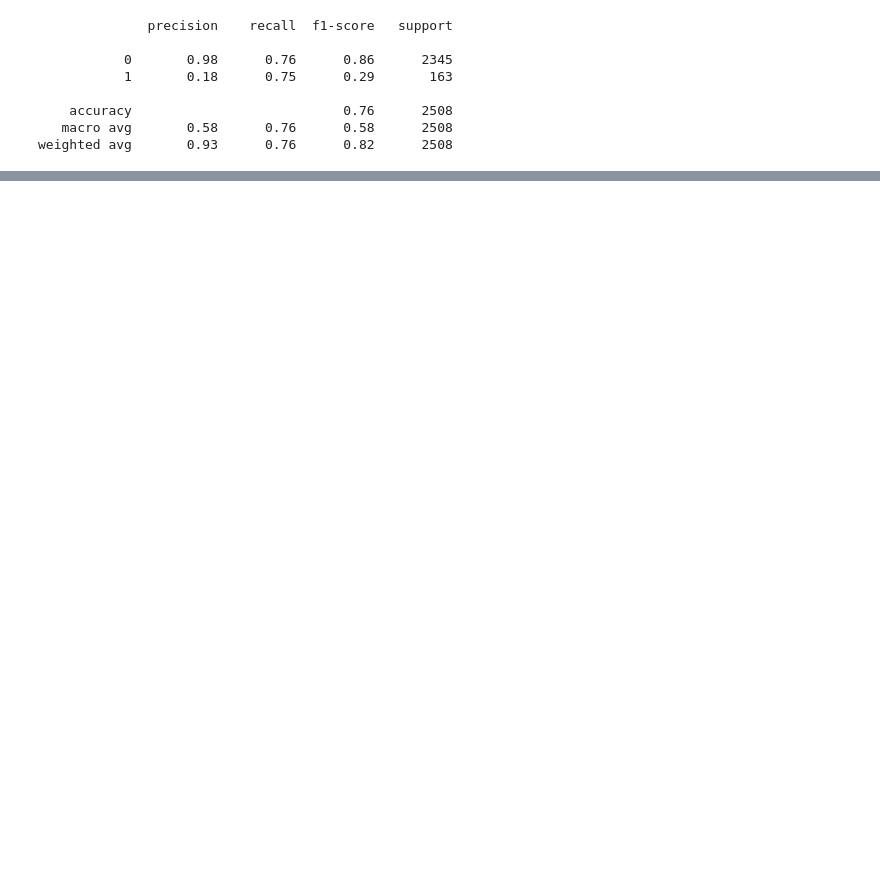
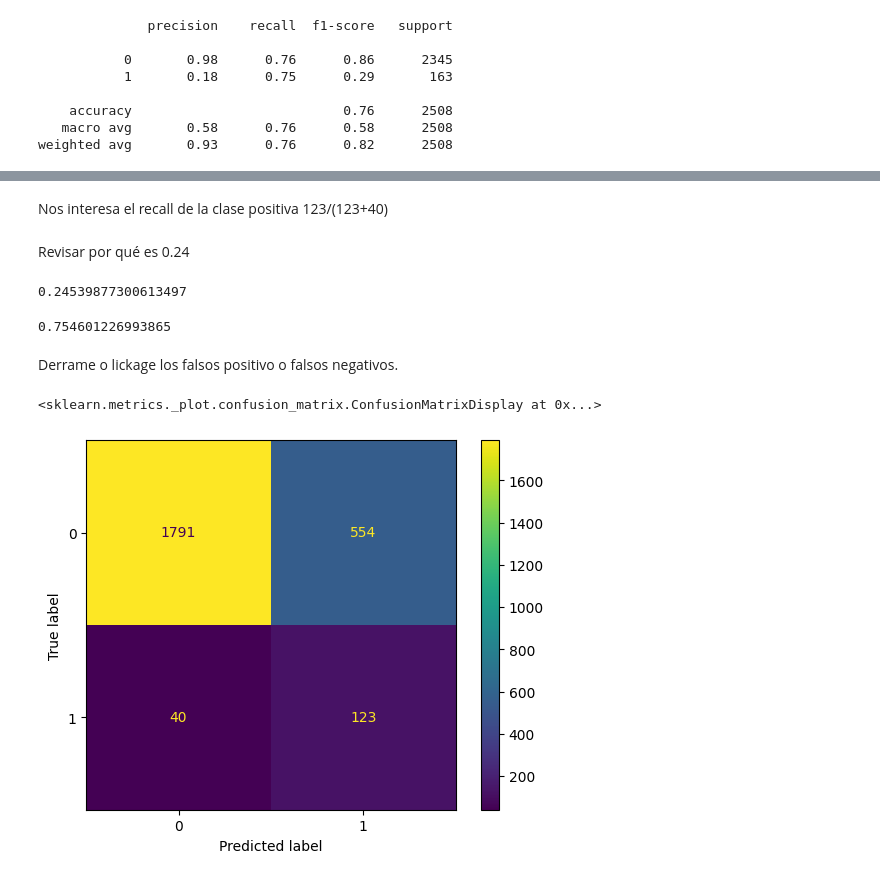
Before and after one commit to MariaRepository/ONLINE_DS_THEBRIDGE_MariaFernandez, a Jupyter notebook: 04_Machine_Learning/Sprint_14/Unidad_01/Practica_Obligatoria/18_Practica_Obligatoria_Otros_Modelos_Supervisados.ipynb, the cells around one changed output, grey strips where cells are left out. Cells and saved outputs as stored; diff of their text form; code cells hidden in the pictures; blank space fills up the shorter version.

```diff
--- a/04_Machine_Learning/Sprint_14/Unidad_01/Practica_Obligatoria/18_Practica_Obligatoria_Otros_Modelos_Supervisados.ipynb
+++ b/04_Machine_Learning/Sprint_14/Unidad_01/Practica_Obligatoria/18_Practica_Obligatoria_Otros_Modelos_Supervisados.ipynb
@@ -601,0 +625,3 @@ El ganador es CatBoost
+# %%
+xgb_clf.fit(X_train_bajomuestreo,y_train_bajomuestreo)
+print(classification_report(y_test, xgb_clf.predict(X_test)))
@@ -742,0 +791,19 @@ weighted avg       0.93      0.76      0.82      2508
+# %% [markdown]
+Nos interesa el recall de la clase positiva 123/(123+40)
+# %% [markdown]
+Revisar por qué es 0.24
+# %%
+40/(123+40)
+# %% [output]
+0.24539877300613497
+# %%
+123/(123+40)
+# %% [output]
+0.754601226993865
+# %% [markdown]
+Derrame o lickage los falsos positivo o falsos negativos.
+# %%
+ConfusionMatrixDisplay.from_predictions(y_test,cat_grid.best_estimator_.predict(X_test))
+# %% [output]
+<sklearn.metrics._plot.confusion_matrix.ConfusionMatrixDisplay at 0x...>
+[figure, added]
```
Also changed, not shown: parts of 30 cells of this notebook, 5 other files.
